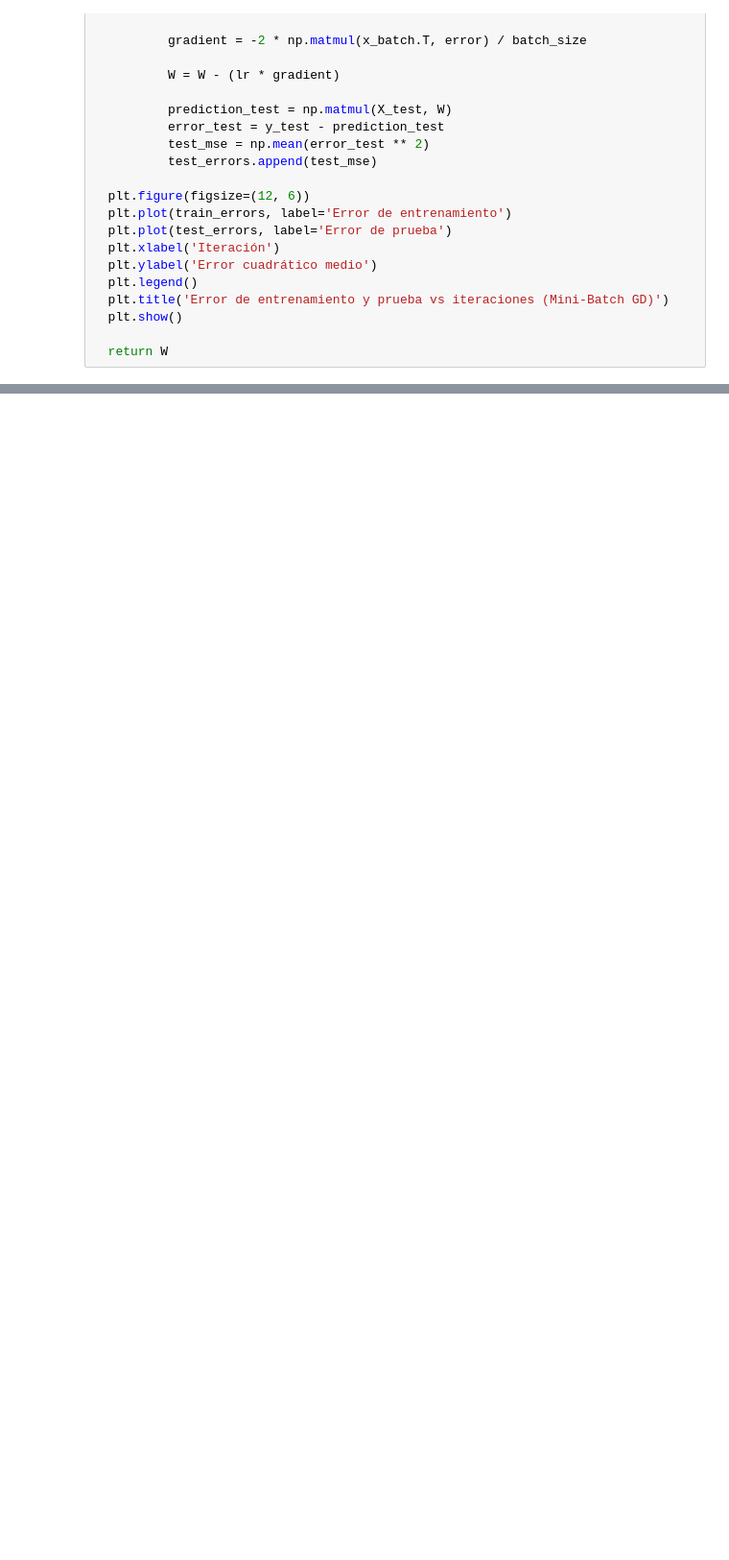
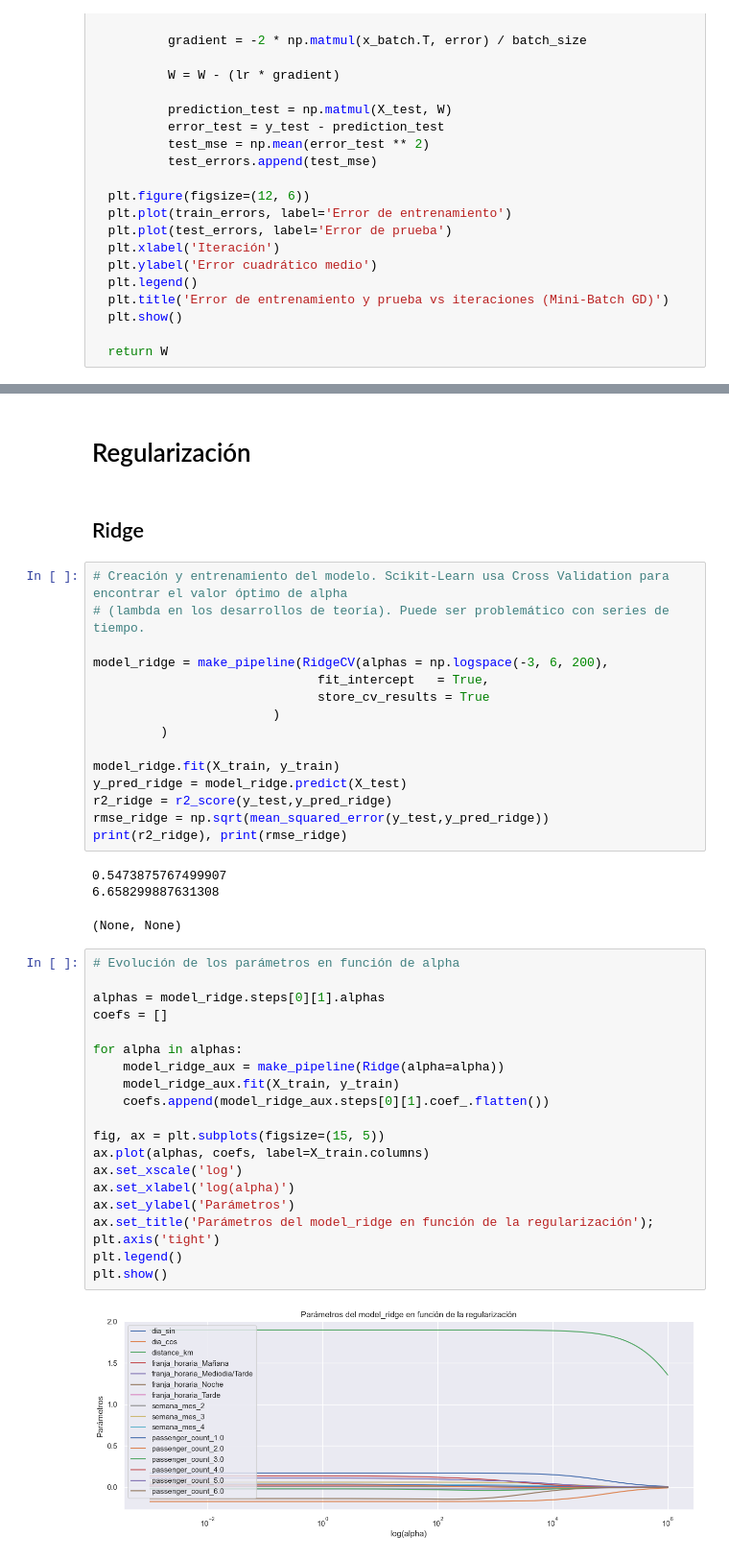
Before and after one commit to GenaCanciani/AA1-TUIA-2025C2-Canciani-Morales-Mancini, a Jupyter notebook: TP-Regresion-AA1-2025C1.ipynb, the cells around one changed output, grey strips where cells are left out. Shown at 96% size. Cells and saved outputs as stored; diff of their text form; blank space fills up the shorter version.

```diff
--- a/TP-Regresion-AA1-2025C1.ipynb
+++ b/TP-Regresion-AA1-2025C1.ipynb
@@ -667,0 +759,45 @@ stochastic_gradient_descent(X_train, y_train, X_test, y_test, lr=1, epochs=2)
+# %% [markdown]
+# Regularización
+# %% [markdown]
+## Ridge
+# %%
+# Creación y entrenamiento del modelo. Scikit-Learn usa Cross Validation para encontrar el valor óptimo de alpha
+# (lambda en los desarrollos de teoría). Puede ser problemático con series de tiempo.
+
+model_ridge = make_pipeline(RidgeCV(alphas = np.logspace(-3, 6, 200),
+                              fit_intercept   = True,
+                              store_cv_results = True
+                        )
+         )
+
+model_ridge.fit(X_train, y_train)
+y_pred_ridge = model_ridge.predict(X_test)
+r2_ridge = r2_score(y_test,y_pred_ridge)
+rmse_ridge = np.sqrt(mean_squared_error(y_test,y_pred_ridge))
+print(r2_ridge), print(rmse_ridge)
+# %% [output]
+0.5473875767499907
+6.658299887631308
+(None, None)
+# %%
+# Evolución de los parámetros en función de alpha
+
+alphas = model_ridge.steps[0][1].alphas
+coefs = []
+
+for alpha in alphas:
+    model_ridge_aux = make_pipeline(Ridge(alpha=alpha))
+    model_ridge_aux.fit(X_train, y_train)
+    coefs.append(model_ridge_aux.steps[0][1].coef_.flatten())
+
+fig, ax = plt.subplots(figsize=(15, 5))
+ax.plot(alphas, coefs, label=X_train.columns)
+ax.set_xscale('log')
+ax.set_xlabel('log(alpha)')
+ax.set_ylabel('Parámetros')
+ax.set_title('Parámetros del model_ridge en función de la regularización');
+plt.axis('tight')
+plt.legend()
+plt.show()
+# %% [output]
+[figure, added]
```
Also changed, not shown: parts of 21 cells of this notebook.
